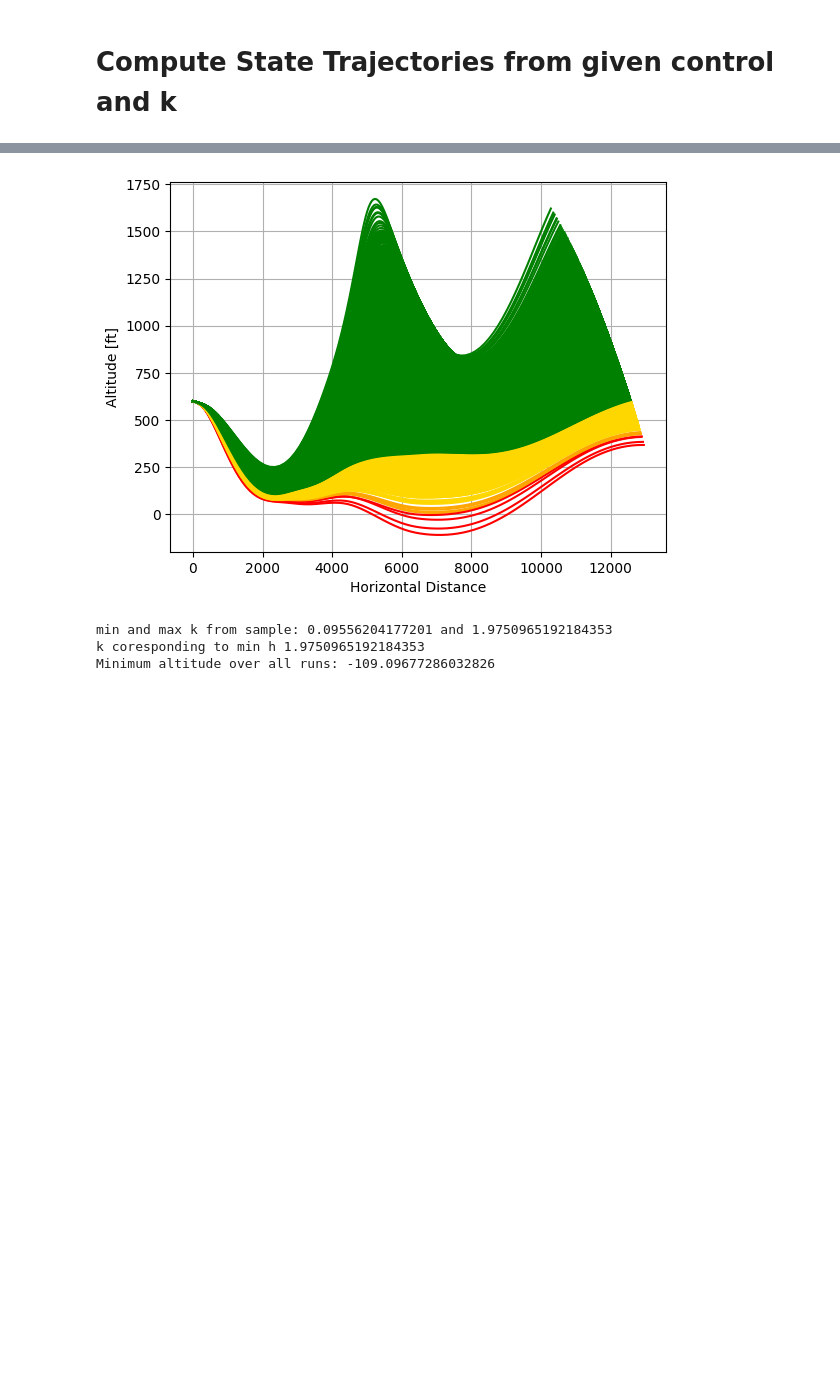
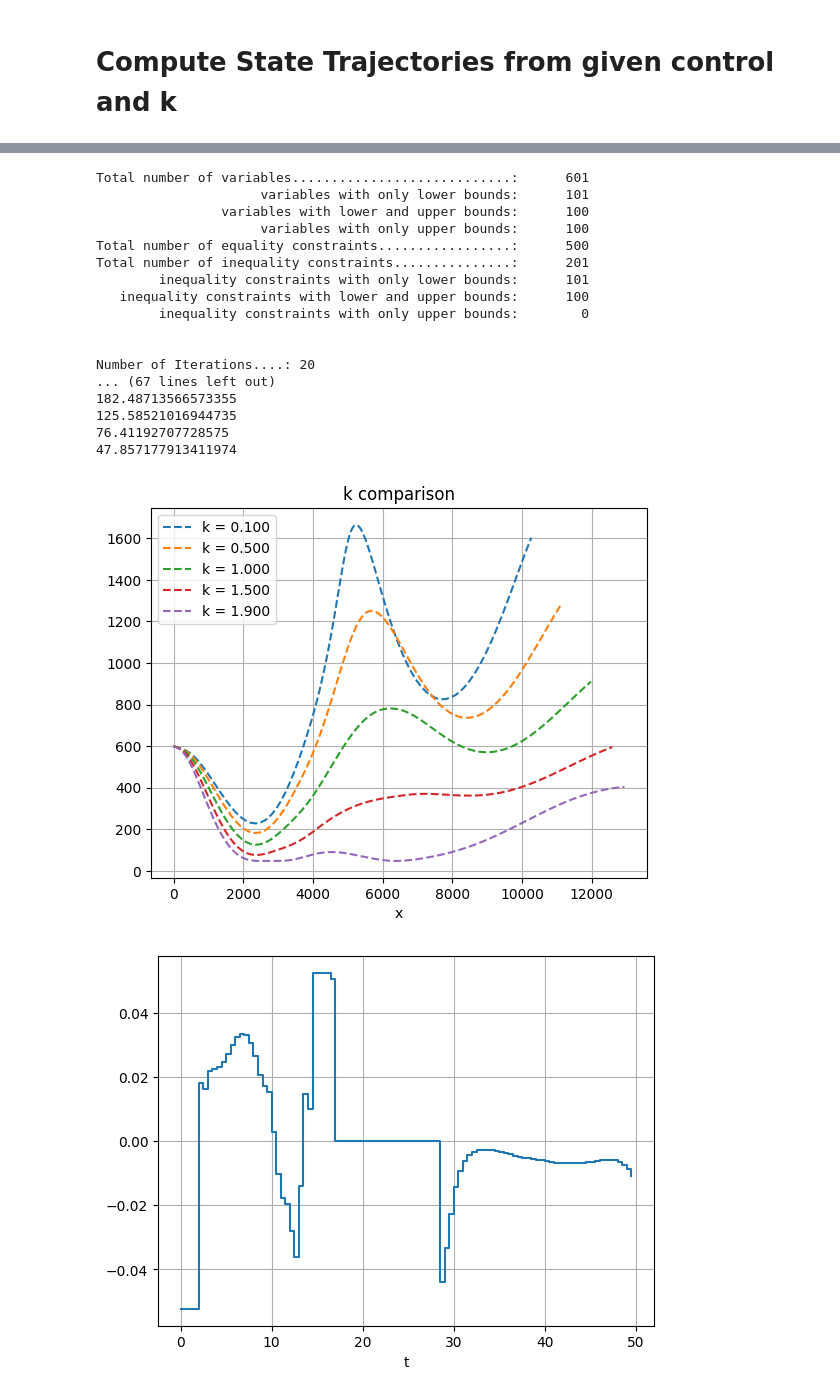
Before and after one commit to MrGoomb0/case_studies_s3, a Jupyter notebook: Model_2D/Multi_plane_2D_Model.ipynb, the cells around one changed output, grey strips where cells are left out. Drawn from its saved outputs; the diff is of its cells as text; code cells hidden in the pictures; blank space fills up the shorter version.

```diff
--- a/Model_2D/Multi_plane_2D_Model.ipynb
+++ b/Model_2D/Multi_plane_2D_Model.ipynb
@@ -310,10 +183,39 @@ Number of Iterations....: 46
-# %%
-# monte carlo kind of things
-
-min_h = model.simulate_trajectories(u_opt=u_opt, params=model.params, N=N, dxt=dxt, M=10000)
-print("Minimum altitude over all runs:", min_h)
-# %% [output]
-[figure, removed]
-min and max k from sample: 0.09556204177201 and 1.9750965192184353
-k coresponding to min h 1.9750965192184353
-Minimum altitude over all runs: -109.09677286032826
+# %%
+# Prep initial guess
+w_opt,_ = model.solve_ocp_multi_plane_min_h([1])
+x_opt = w_opt[model.params.nu+1:].tolist()
+u_opt = w_opt[1:model.params.nu+1].tolist()
+
+# solve multi plane problem
+k_values=[0.1, 0.5, 1, 1.5, 1.9]
+w_opt, _ = model.solve_ocp_multi_plane_min_h_initial_geuss_help(k_values, x_opt, u_opt)
+# plot
+model.plot_multi_plane_2D(w_opt,k_values)
+# get the computed optimal control
+u_opt = model.u_opt_return(w_opt)
+# MC
+violations = model.simulate_trajectories(u_opt=u_opt, M=10000)
+print("x2dotdot < -2g:", violations['x2dotdot_low'])
+print("x2dotdot > 10g:", violations['x2dotdot_high'])
+# print("alpha violations:", violations['alpha_violation'])
+# all alpha will be violated
+# %% [output]
+Total number of variables............................:      601
+                     variables with only lower bounds:      101
+                variables with lower and upper bounds:      100
+                     variables with only upper bounds:      100
+Total number of equality constraints.................:      500
+Total number of inequality constraints...............:      201
+        inequality constraints with only lower bounds:      101
+   inequality constraints with lower and upper bounds:      100
+        inequality constraints with only upper bounds:        0
+
+
+Number of Iterations....: 20
+... (67 lines left out)
+182.48713566573355
+125.58521016944735
+76.41192707728575
+47.857177913411974
+[figure, added]
+[figure, added]
```
Also changed, not shown: parts of 13 cells of this notebook, 1 other file.
